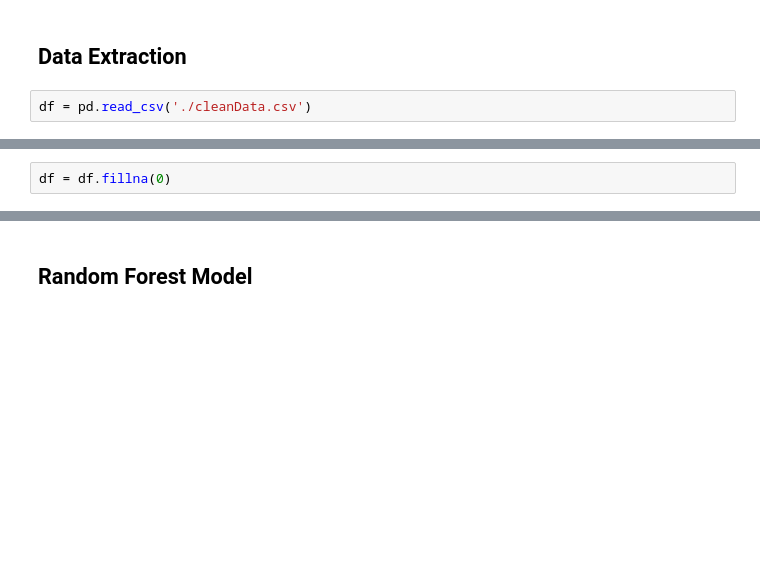
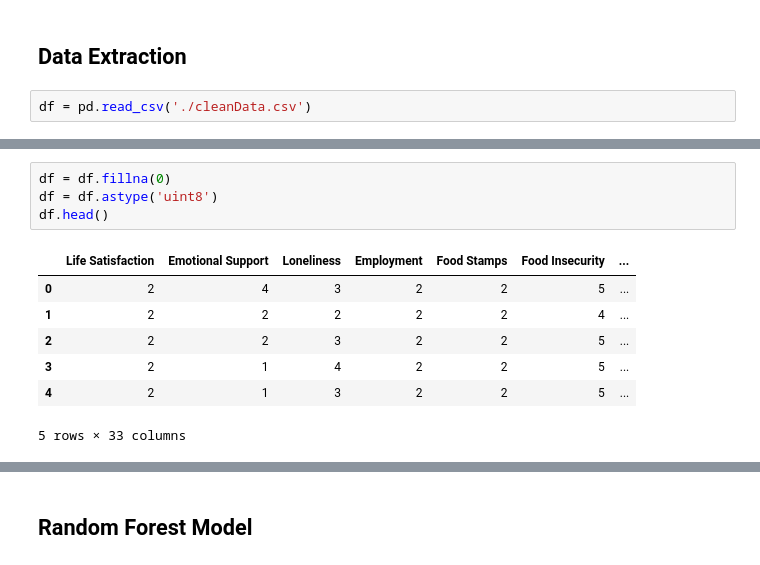
Before and after one commit to anthonyvnguyen/VIP-social-determinants, a Jupyter notebook: prediction-model/diabetes-health-indicators.ipynb, the cells around one changed output, grey strips where cells are left out. Saved outputs shown, nothing was run; the diff lists cells and outputs as text; blank space fills up the shorter version.

```diff
--- a/prediction-model/diabetes-health-indicators.ipynb
+++ b/prediction-model/diabetes-health-indicators.ipynb
@@ -53,2 +49,12 @@ df.head()
 # %%
 df = df.fillna(0)
+df = df.astype('uint8')
+df.head()
+# %% [output]
+|  | Life Satisfaction | Emotional Support | Loneliness | Employment | Food Stamps | Food Insecurity | ... |
+| 0 | 2 | 4 | 3 | 2 | 2 | 5 | ... |
+| 1 | 2 | 2 | 2 | 2 | 2 | 4 | ... |
+| 2 | 2 | 2 | 3 | 2 | 2 | 5 | ... |
+| 3 | 2 | 1 | 4 | 2 | 2 | 5 | ... |
+| 4 | 2 | 1 | 3 | 2 | 2 | 5 | ... |
+5 rows × 33 columns
```
Also changed, not shown: parts of 21 cells of this notebook, 1 other file.
